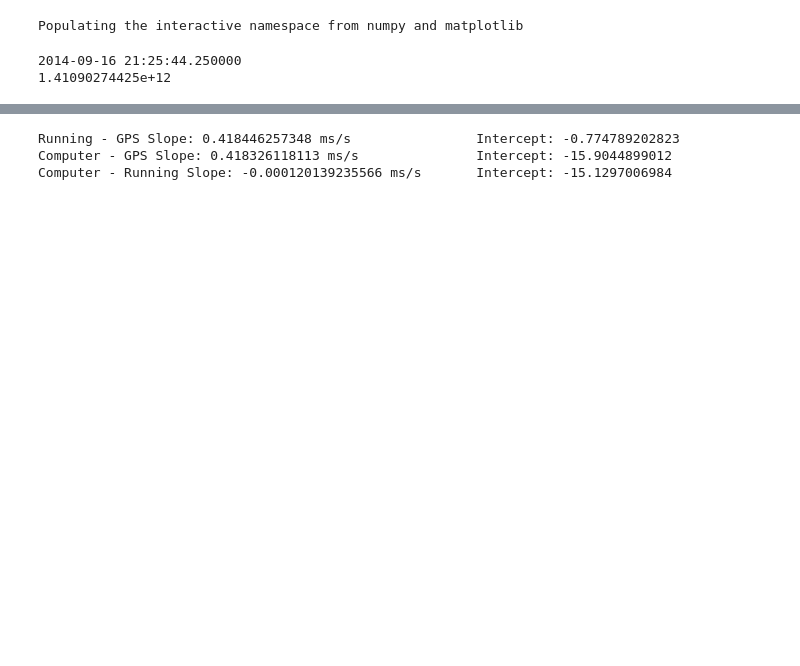
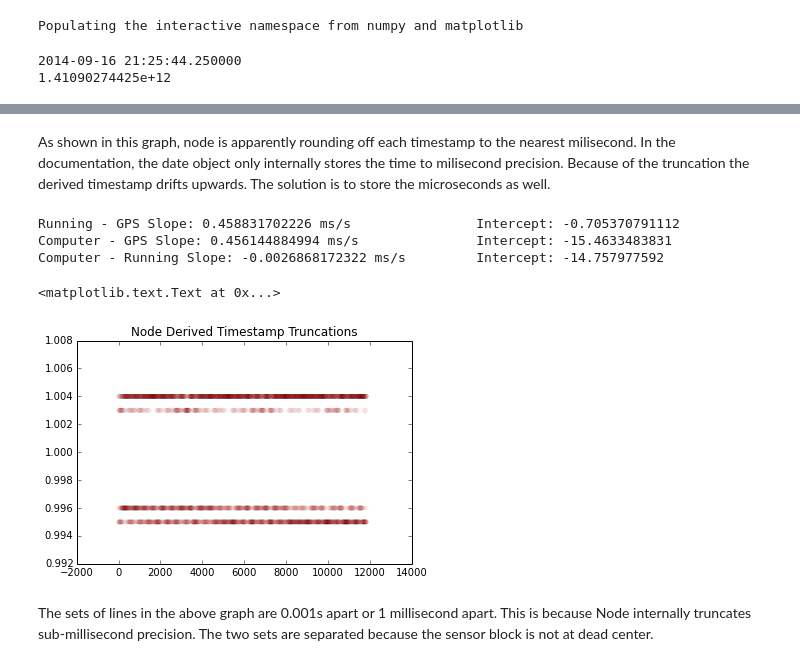
Before and after one commit to captainkirkby/Gears, a Jupyter notebook: node/GPS Time drift.ipynb, the cells around one changed output, grey strips where cells are left out. Saved outputs shown, nothing was run; the diff lists cells and outputs as text; code cells hidden in the pictures; blank space fills up the shorter version.

```diff
--- a/node/GPS Time drift.ipynb
+++ b/node/GPS Time drift.ipynb
@@ -153,3 +146,5 @@ As shown in this graph, node is apparently rounding off each timestamp to the ne
+# %% [markdown]
+As shown in this graph, node is apparently rounding off each timestamp to the nearest milisecond.  In the documentation, the date object only internally stores the time to milisecond precision.  Because of the truncation the derived timestamp drifts upwards.  The solution is to store the microseconds as well.
 # %%
 rgslope = np.polyfit(range(0,len([r for r in runningDates-gpsDates])),[r for r in runningDates-gpsDates],1)
 print "Running - GPS Slope: " + str(rgslope[0]*1000) + " ms/s\t\tIntercept: " + str(rgslope[1])
@@ -158,11 +153,24 @@ cgslope = np.polyfit(range(0,len([r for r in computerDates-gpsDates])),[r for r
 print "Computer - GPS Slope: " + str(cgslope[0]*1000) + " ms/s\t\tIntercept: " + str(cgslope[1])
 
 crslope = np.polyfit(range(0,len([r for r in computerDates-runningDates])),[r for r in computerDates-runningDates],1)
-print "Computer - Running Slope: " + str(crslope[0]*1000) + " ms/s\tIntercept: " + str(crslope[1])
+print "Computer - Running Slope: " + str(crslope[0]*1000) + " ms/s\t\tIntercept: " + str(crslope[1])
 # %% [output]
-Running - GPS Slope: 0.418446257348 ms/s                Intercept: -0.774789202823
-Computer - GPS Slope: 0.418326118113 ms/s               Intercept: -15.9044899012
-Computer - Running Slope: -0.000120139235566 ms/s       Intercept: -15.1297006984
+Running - GPS Slope: 0.458831702226 ms/s                Intercept: -0.705370791112
+Computer - GPS Slope: 0.456144884994 ms/s               Intercept: -15.4633483831
+Computer - Running Slope: -0.0026868172322 ms/s         Intercept: -14.757977592
+# %%
+fig = plt.figure()
+ax4 = fig.add_subplot(111)
+
+diffs = ([round(r,3) for r in diff(gpsDates)])
+
+ax4.scatter(range(0,len(diffs)),diffs, c='red', alpha=0.01)
+ax4.set_title("Node Derived Timestamp Truncations")
+# %% [output]
+<matplotlib.text.Text at 0x...>
+[figure, added]
+# %% [markdown]
+The sets of lines in the above graph are 0.001s apart or 1 millisecond apart.  This is because Node internally truncates sub-millisecond precision.  The two sets are separated because the sensor block is not at dead center.
 # %%
 np.savetxt('runningDates.np', runningDates)
 np.savetxt('computerDates.np', computerDates)
```
Also changed, not shown: parts of 5 cells of this notebook, 1 other file.
